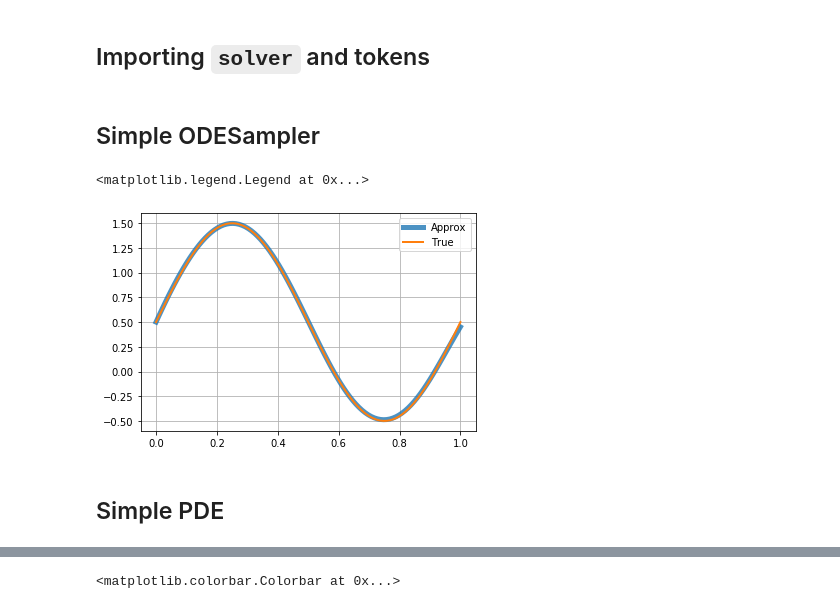
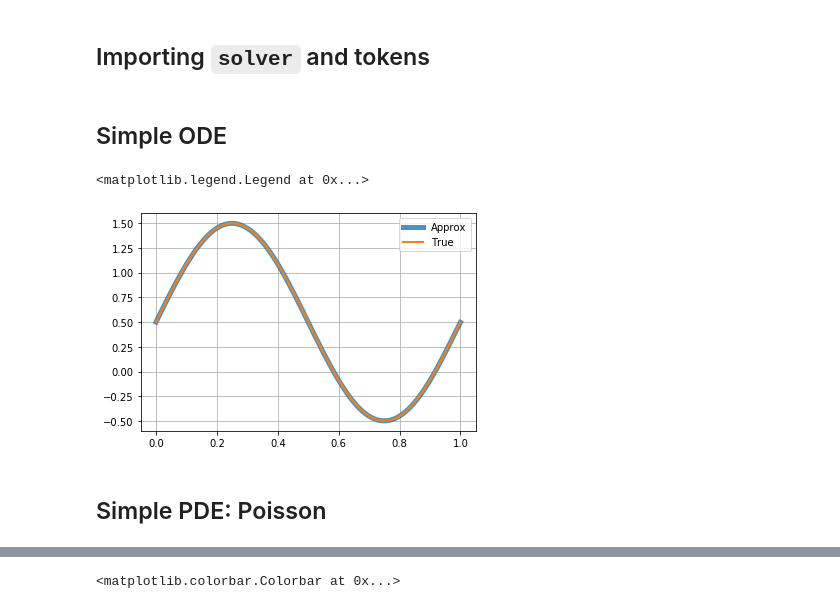
Before and after one commit to analysiscenter/pydens, a Jupyter notebook: tutorials/1. Solving PDEs.ipynb, the cells around one changed output, grey strips where cells are left out. Cells and saved outputs as stored; diff of their text form; code cells hidden in the pictures.

```diff
--- a/tutorials/1. Solving PDEs.ipynb
+++ b/tutorials/1. Solving PDEs.ipynb
@@ -50,27 +16,27 @@ from batchflow import NumpySampler as NS
 # %% [markdown]
-## Simple ODESampler
+## Simple ODE
 # %%
 def ode(f, x):
     return D(f, x) - 2 * np.pi * torch.cos(2 * np.pi * x)
 # %%
-solver = Solver(ode, ndims=1, initial_condition=torch.tensor(.5))
+solver = Solver(ode, ndims=1, initial_condition=.5, activation='Tanh')
 # %%
 solver.fit(niters=1500, batch_size=400)
 # %%
 xs = torch.tensor(np.linspace(0, 1, 100)).float()
-approxs = solver.model(xs)
+approxs = solver.solve(xs)
 # %%
-plt.plot(xs.detach().numpy(), approxs.detach().numpy(), label='Approx',
+plt.plot(xs.detach().numpy(), approxs, label='Approx',
          linewidth=5, alpha=0.8)
 plt.plot(xs.detach().numpy(), np.sin(2 * np.pi * xs.detach().numpy()) + .5,
          label='True', linewidth=2)
 plt.grid()
 plt.legend()
 # %% [output]
 <matplotlib.legend.Legend at 0x...>
-[figure, old version]
+[figure, new version]
 # %% [markdown]
-## Simple PDE
+## Simple PDE: Poisson
 # %%
 def pde(f, x, y):
     return D(D(f, x), x) + D(D(f, y), y) - 5 * torch.sin(np.pi * (x + y))
```
Also changed, not shown: parts of 82 cells of this notebook, 3 other files.
